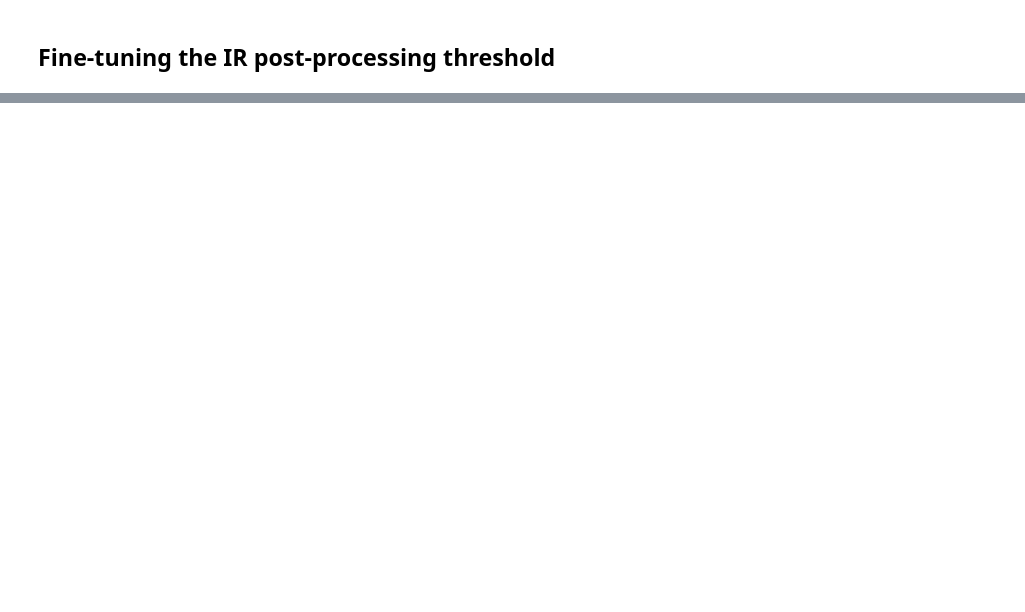
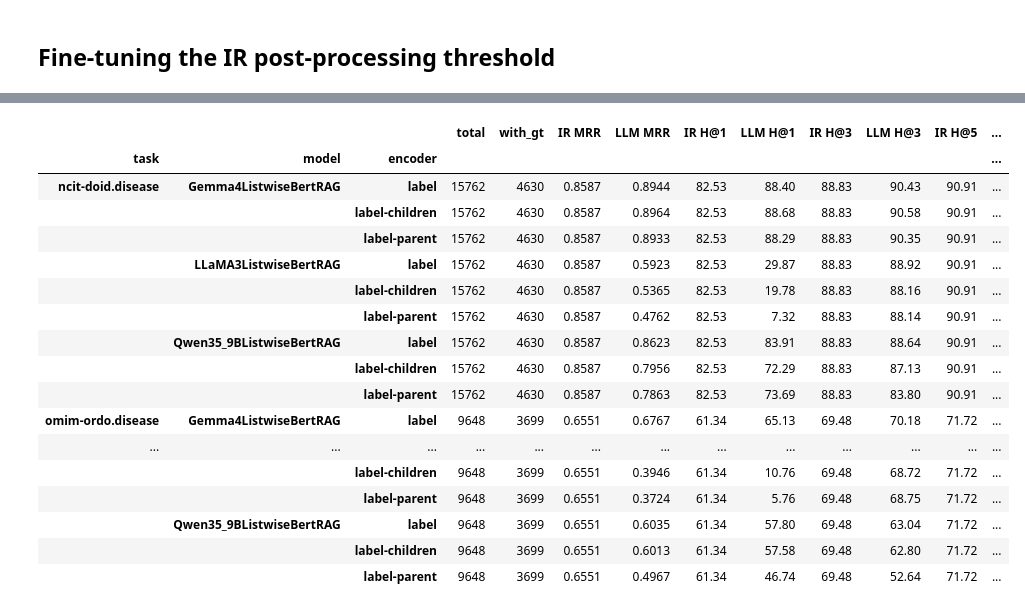
Before and after one commit to simeon2002/LLMs4OM-evaluation-with-modern-LLMs, a Jupyter notebook: experiments/experiments.ipynb, the cells around one changed output, grey strips where cells are left out. Cells and saved outputs as stored; diff of their text form; code cells hidden in the pictures; blank space fills up the shorter version.

```diff
--- a/experiments/experiments.ipynb
+++ b/experiments/experiments.ipynb
@@ -143,7 +414,0 @@ Loaded 9648 sources from /vsc-hard-mounts/leuven-data/385/vsc38504/thesis/llms4o
-# %%
-import glob, json
-for f in sorted(glob.glob('outputs/bio-ml/*/*BertRAG*.json')):
-    with open(f) as fp:
-        d = json.load(fp)
-    if not isinstance(d, dict):
-        print(f)
@@ -164,7 +515,7 @@ for task in ["ncit-doid.disease", "omim-ordo.disease"]:
         ds = json.load(f)
     datasets_info[task] = ds["reference"]["equiv"]["full"]
 
-thresholds = [0.5, 0.6, 0.7, 0.75, 0.8, 0.85, 0.9, 0.95]
+thresholds = [0, 0.1, 0.2, 0.3, 0.4, 0.5, 0.6, 0.7, 0.75, 0.8, 0.85, 0.9, 0.95]
 rows = []
 
 for f in sorted(glob.glob("outputs/bio-ml/*/*listwise*.json")):
@@ -190,5 +541,8 @@ for f in sorted(glob.glob("outputs/bio-ml/*/*listwise*.json")):
         })
 
 df = pd.DataFrame(rows)
-df.pivot_table(index="ir_th", columns=["task", "encoder"], values="f-score")
+
+for metric in ["f-score", "precision", "recall"]:
+    print(f"\n=== {metric.upper()} ===")
+    print(df.pivot_table(index="ir_th", columns=["task", "encoder"], values=metric).to_string())
 # %% [output]
@@ -205,0 +846,45 @@ df.pivot_table(index="ir_th", columns=["task", "encoder"], values="f-score")
+# %%
+rows = []
+for f in sorted(glob.glob("outputs/bio-ml/*/listwise-*.json")):
+    # skip rankings files
+    if "listwise-rankings" in Path(f).name:
+        continue
+
+    task = Path(f).parent.name
+    if task not in datasets_ref:
+        continue
+
+    fname = Path(f).name
+    m = re.match(r"listwise-(.+)-(label(?:-\w+)?)-\d{4}\.\d{2}\.\d{2}", fname)
+    model = m.group(1) if m else fname
+    encoder = m.group(2) if m else "unknown"
+
+    metrics = compute_listwise_ranking_metrics(f, datasets_ref[task])
+    if metrics is None:
+        continue
+    metrics["model"] = model
+    metrics["encoder"] = encoder
+    metrics["task"] = task
+    rows.append(metrics)
+
+df_llm_ranking = pd.DataFrame(rows).set_index(["task", "model", "encoder"])
+df_llm_ranking
+# %% [output]
+|  |  |  | total | with_gt | IR MRR | LLM MRR | IR H@1 | LLM H@1 | IR H@3 | LLM H@3 | IR H@5 | ... |
+| task | model | encoder |  |  |  |  |  |  |  |  |  | ... |
+| ncit-doid.disease | Gemma4ListwiseBertRAG | label | 15762 | 4630 | 0.8587 | 0.8944 | 82.53 | 88.40 | 88.83 | 90.43 | 90.91 | ... |
+|  |  | label-children | 15762 | 4630 | 0.8587 | 0.8964 | 82.53 | 88.68 | 88.83 | 90.58 | 90.91 | ... |
+|  |  | label-parent | 15762 | 4630 | 0.8587 | 0.8933 | 82.53 | 88.29 | 88.83 | 90.35 | 90.91 | ... |
+|  | LLaMA3ListwiseBertRAG | label | 15762 | 4630 | 0.8587 | 0.5923 | 82.53 | 29.87 | 88.83 | 88.92 | 90.91 | ... |
+|  |  | label-children | 15762 | 4630 | 0.8587 | 0.5365 | 82.53 | 19.78 | 88.83 | 88.16 | 90.91 | ... |
+|  |  | label-parent | 15762 | 4630 | 0.8587 | 0.4762 | 82.53 | 7.32 | 88.83 | 88.14 | 90.91 | ... |
+|  | Qwen35_9BListwiseBertRAG | label | 15762 | 4630 | 0.8587 | 0.8623 | 82.53 | 83.91 | 88.83 | 88.64 | 90.91 | ... |
+|  |  | label-children | 15762 | 4630 | 0.8587 | 0.7956 | 82.53 | 72.29 | 88.83 | 87.13 | 90.91 | ... |
+|  |  | label-parent | 15762 | 4630 | 0.8587 | 0.7863 | 82.53 | 73.69 | 88.83 | 83.80 | 90.91 | ... |
+| omim-ordo.disease | Gemma4ListwiseBertRAG | label | 9648 | 3699 | 0.6551 | 0.6767 | 61.34 | 65.13 | 69.48 | 70.18 | 71.72 | ... |
+| ... | ... | ... | ... | ... | ... | ... | ... | ... | ... | ... | ... | ... |
+|  |  | label-children | 9648 | 3699 | 0.6551 | 0.3946 | 61.34 | 10.76 | 69.48 | 68.72 | 71.72 | ... |
+|  |  | label-parent | 9648 | 3699 | 0.6551 | 0.3724 | 61.34 | 5.76 | 69.48 | 68.75 | 71.72 | ... |
+|  | Qwen35_9BListwiseBertRAG | label | 9648 | 3699 | 0.6551 | 0.6035 | 61.34 | 57.80 | 69.48 | 63.04 | 71.72 | ... |
+|  |  | label-children | 9648 | 3699 | 0.6551 | 0.6013 | 61.34 | 57.58 | 69.48 | 62.80 | 71.72 | ... |
+|  |  | label-parent | 9648 | 3699 | 0.6551 | 0.4967 | 61.34 | 46.74 | 69.48 | 52.64 | 71.72 | ... |
```
Also changed, not shown: parts of 53 cells of this notebook.
